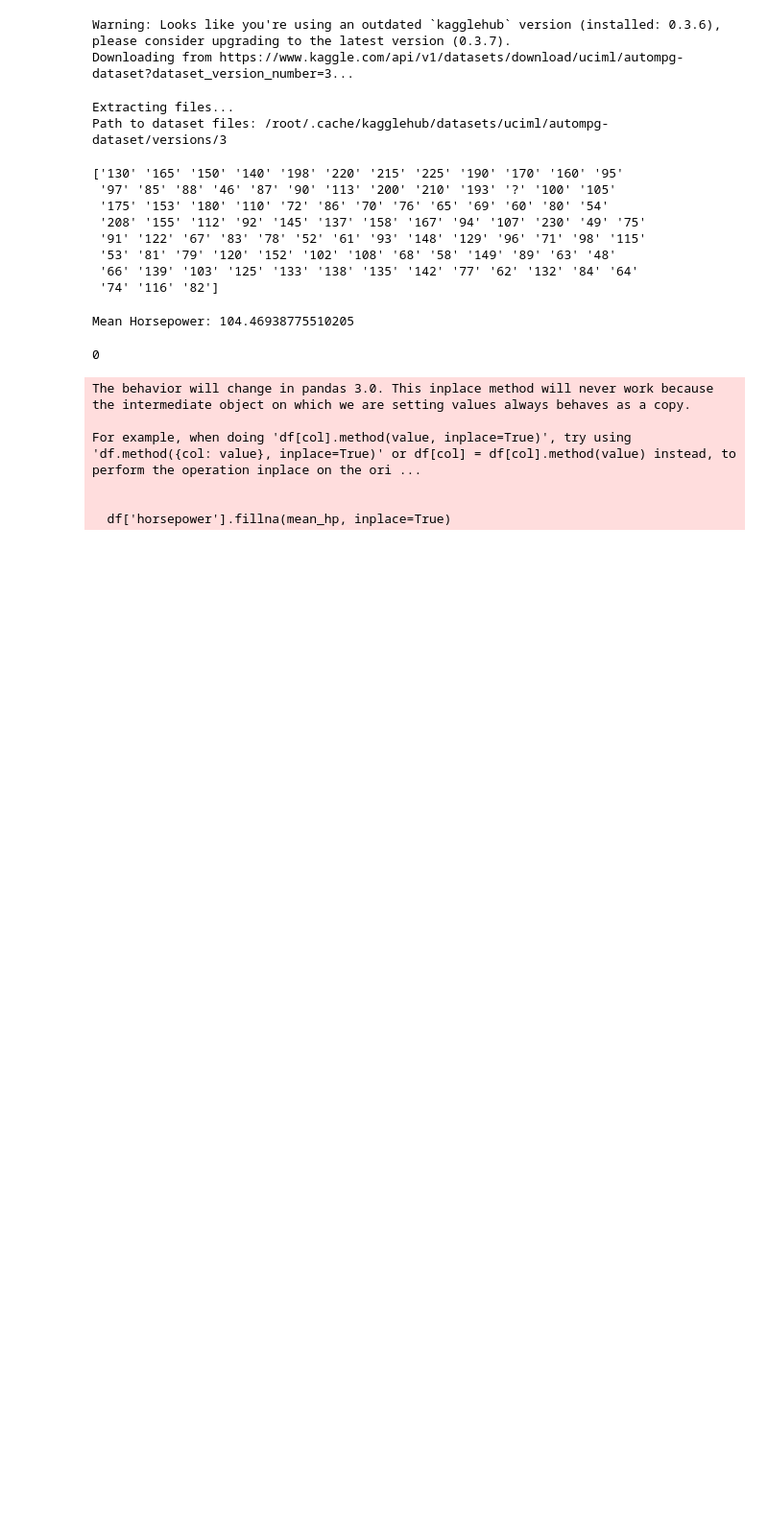
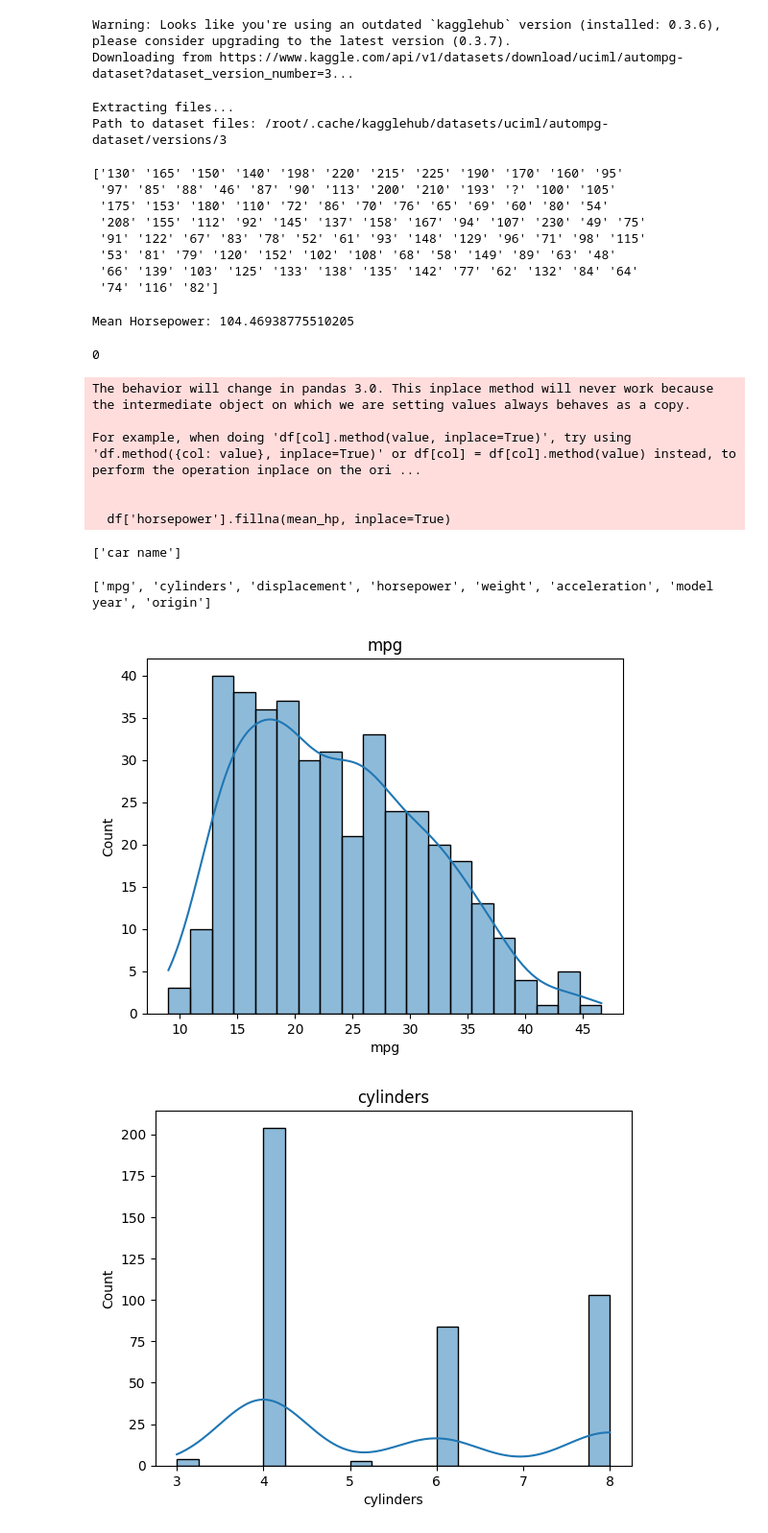
Before and after one commit to Jamunajayanna/google, a Jupyter notebook: chapter_appendix-tools-for-deep-learning/jupyter.ipynb, the cells around one changed output. Shown at 96% size. Saved outputs shown, nothing was run; the diff lists cells and outputs as text; code cells hidden in the pictures; blank space fills up the shorter version.

```diff
--- a/chapter_appendix-tools-for-deep-learning/jupyter.ipynb
+++ b/chapter_appendix-tools-for-deep-learning/jupyter.ipynb
@@ -68,3 +68,22 @@ For example, when doing 'df[col].method(value, inplace=True)', try using 'df.met
 
 
   df['horsepower'].fillna(mean_hp, inplace=True)
+# %%
+cats=list(df.select_dtypes(include=['object']).columns)
+print(cats)
+# %% [output]
+['car name']
+# %%
+nums=list(df.select_dtypes(exclude=['object']).columns)
+print(nums)
+# %% [output]
+['mpg', 'cylinders', 'displacement', 'horsepower', 'weight', 'acceleration', 'model year', 'origin']
+# %%
+for column in nums:
+  plt.figure()
+  sns.histplot(df[column],bins=20,kde=True)
+  plt.title(column)
+  plt.show()
+# %% [output]
+[figure, added]
+[figure, added]
```
Also changed, not shown: parts of 4 cells of this notebook.
